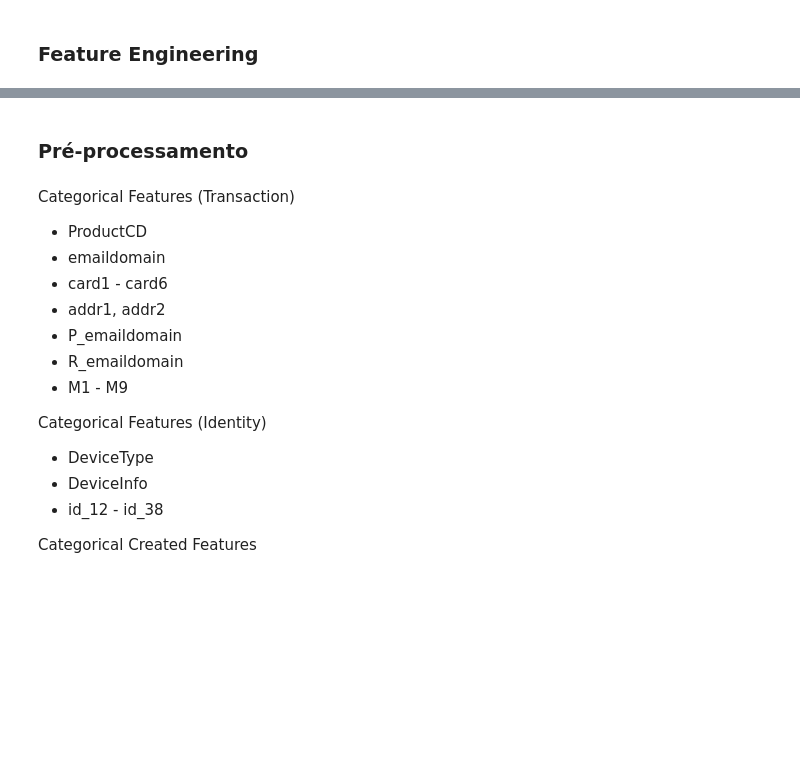
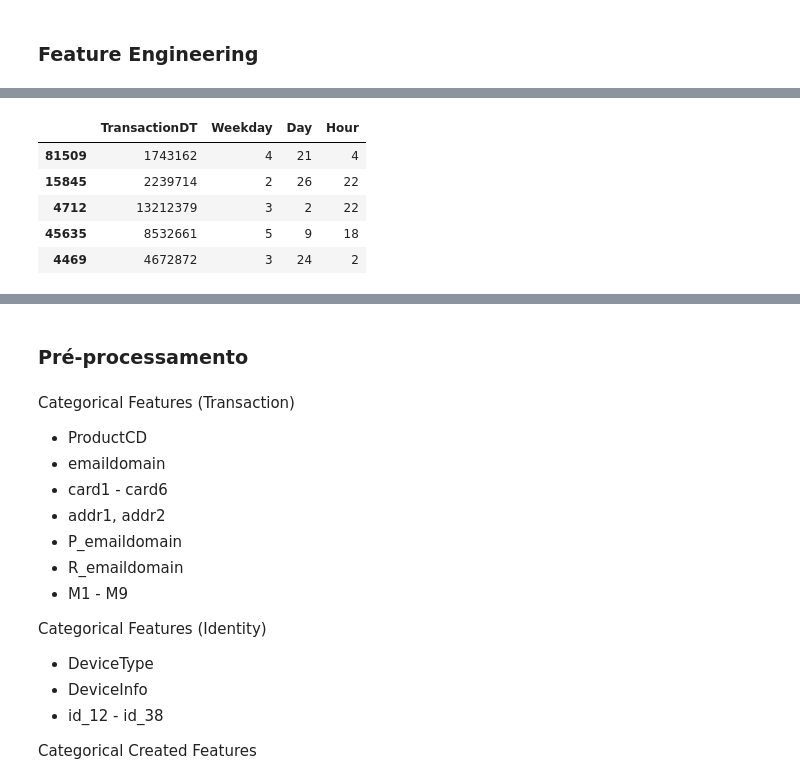
Before and after one commit to ianaraujo/puc-ciencia-dados, a Jupyter notebook: main.ipynb, the cells around one changed output, grey strips where cells are left out. Drawn from its saved outputs; the diff is of its cells as text; code cells hidden in the pictures; blank space fills up the shorter version.

```diff
--- a/main.ipynb
+++ b/main.ipynb
@@ -50,5 +51,5 @@ Por ser uma competição, o Kaggle não permite baixar os arquivos sem fazer log
 # %% [markdown]
 #### Identity
 # %%
-train_identity = pd.read_csv('../data/train_identity.csv')
+train_identity = pd.read_csv('data/train_identity.csv')
 train_identity.shape
@@ -143,7 +252,7 @@ pct_email_fraud.sort_values(by=1, ascending=False).head(10)
 ### Análise de Componentes Principais (PCA)
 # %%
 merged_chunks = []
-transaction_chunks = pd.read_csv('../data/train_transaction.csv', chunksize=10 ** 5)
+transaction_chunks = pd.read_csv('data/train_transaction.csv', chunksize=10 ** 5)
 
 for chunk in transaction_chunks:
     new_chunk = chunk.merge(train_identity, on='TransactionID', how='left')
@@ -209,6 +348,13 @@ train['Hour'] = train['Date'].dt.hour
 
 train = train.drop(columns=['Date'])
 # %%
-train[['TransactionDT', 'Weekday', 'Day', 'Hour']].sample()
+train[['TransactionDT', 'Weekday', 'Day', 'Hour']].sample(5)
+# %% [output]
+|  | TransactionDT | Weekday | Day | Hour |
+| 81509 | 1743162 | 4 | 21 | 4 |
+| 15845 | 2239714 | 2 | 26 | 22 |
+| 4712 | 13212379 | 3 | 2 | 22 |
+| 45635 | 8532661 | 5 | 9 | 18 |
+| 4469 | 4672872 | 3 | 24 | 2 |
 # %%
 train.shape
```
Also changed, not shown: parts of 62 cells of this notebook.
